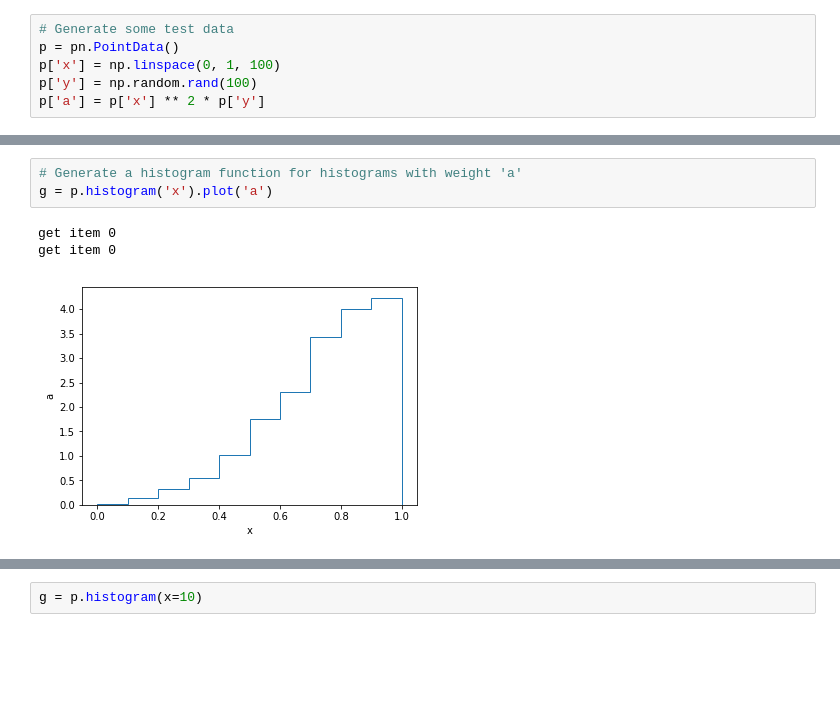
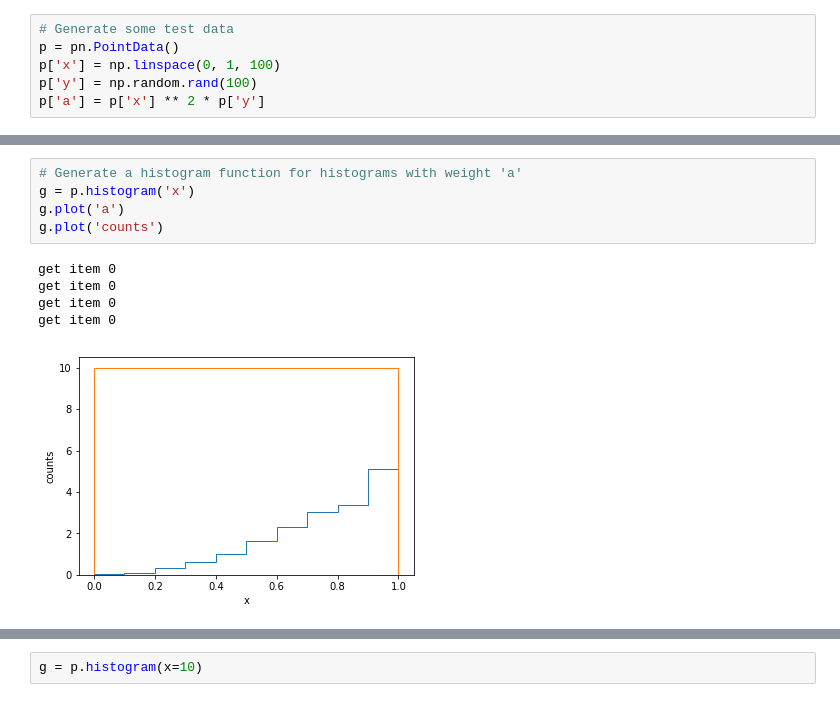
Before and after one commit to philippeller/dama, a Jupyter notebook: notebooks/histo_functions.ipynb, the cells around one changed output, grey strips where cells are left out. Cells and saved outputs as stored; diff of their text form; blank space fills up the shorter version.

```diff
--- a/notebooks/histo_functions.ipynb
+++ b/notebooks/histo_functions.ipynb
@@ -117,7 +76,11 @@ PointData(OrderedDict([('x', array([0.26740481, 0.11602863, 0.31114282, 0.413677
 # %%
 # Generate a histogram function for histograms with weight 'a'
-g = p.histogram('x').plot('a')
+g = p.histogram('x')
+g.plot('a')
+g.plot('counts')
 # %% [output]
 get item 0
 get item 0
+get item 0
+get item 0
-[figure, old version]
+[figure, new version]
```
Also changed, not shown: parts of 110 cells of this notebook, 4 other files.
